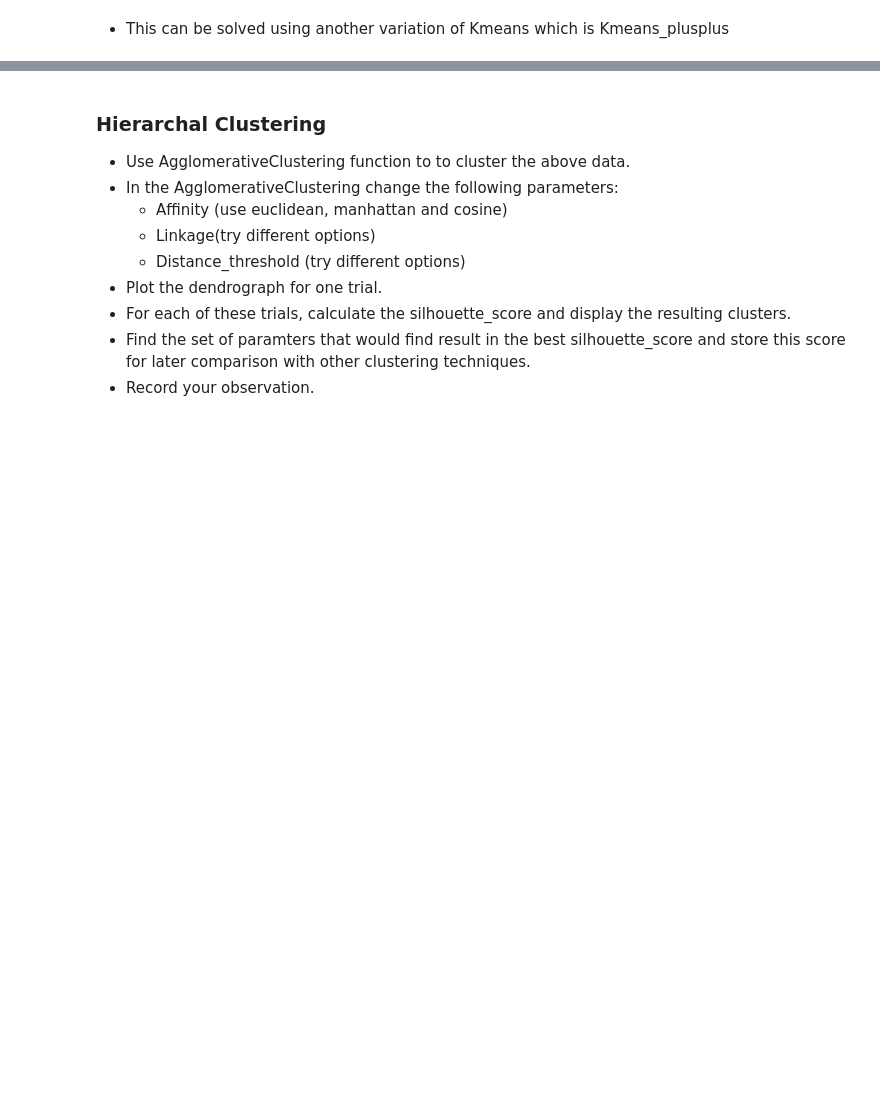
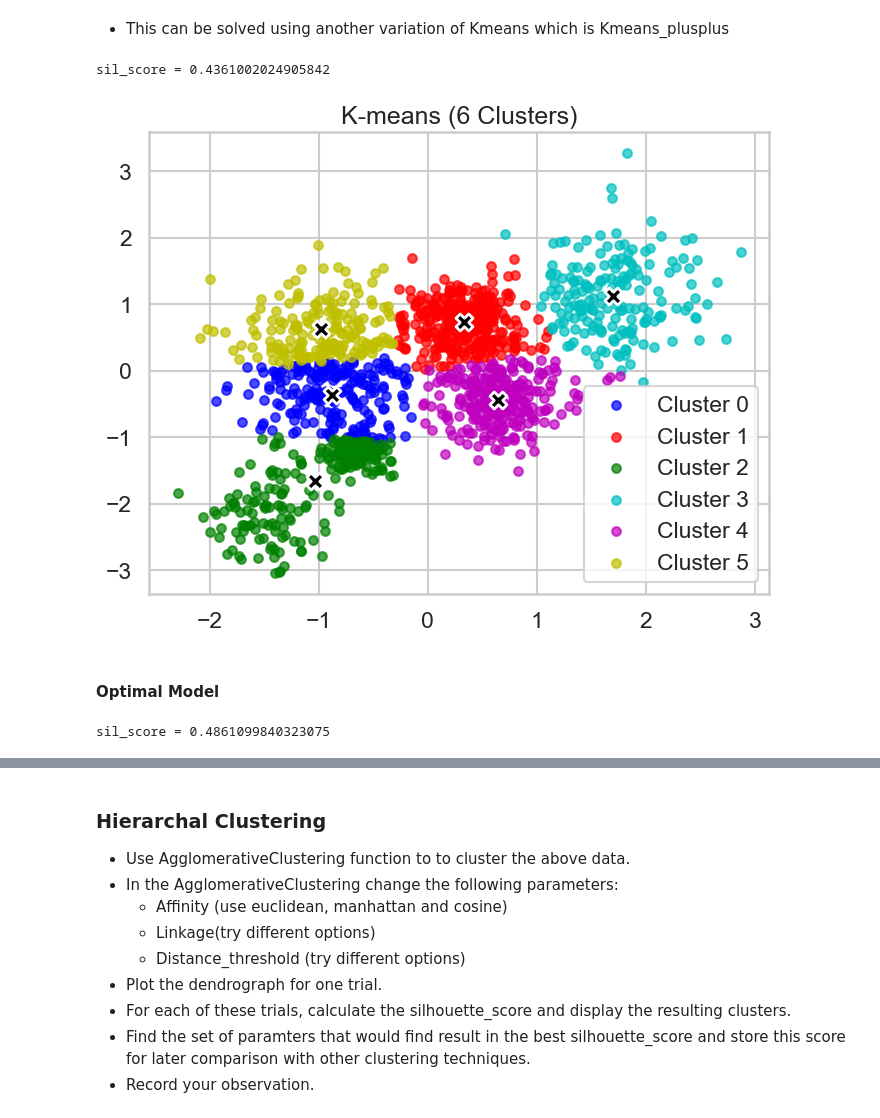
Before and after one commit to Omar-Abdalrahim/ML-52-23411, a Jupyter notebook: Clustering_Project/Clustering Project.ipynb, the cells around one changed output, grey strips where cells are left out. Saved outputs shown, nothing was run; the diff lists cells and outputs as text; code cells hidden in the pictures; blank space fills up the shorter version.

```diff
--- a/Clustering_Project/Clustering Project.ipynb
+++ b/Clustering_Project/Clustering Project.ipynb
@@ -196,3 +226,22 @@ plt.show()
 As we can see the centroid initailization affect the cluster assignment and in turns the performance of the model
 # %% [markdown]
 - This can be solved using another variation of Kmeans which is Kmeans_plusplus
+# %%
+model = KMeans(n_clusters=6)
+cluster_labels = model.fit_predict(Multi_blob_Data_Scaled)
+print(f'sil_score = {silhouette_score(Multi_blob_Data_Scaled,cluster_labels)}')
+# %% [output]
+sil_score = 0.4361002024905842
+# %%
+display_cluster(Multi_blob_Data_Scaled,cluster_labels,num_clusters=6,title="K-means")
+# %% [output]
+[figure, added]
+# %% [markdown]
+#### Optimal Model
+# %%
+bestmodel_Kmeans = KMeans(n_clusters=6,init='k-means++')
+cluster_labels_Kmeans_plusplus = bestmodel_Kmeans.fit_predict(Multi_blob_Data_Scaled)
+silhouette_score_Kmeans = silhouette_score(Multi_blob_Data_Scaled,cluster_labels_Kmeans_plusplus)
+print(f'sil_score = {silhouette_score_Kmeans}')
+# %% [output]
+sil_score = 0.4861099840323075
```
Also changed, not shown: parts of 27 cells of this notebook.
